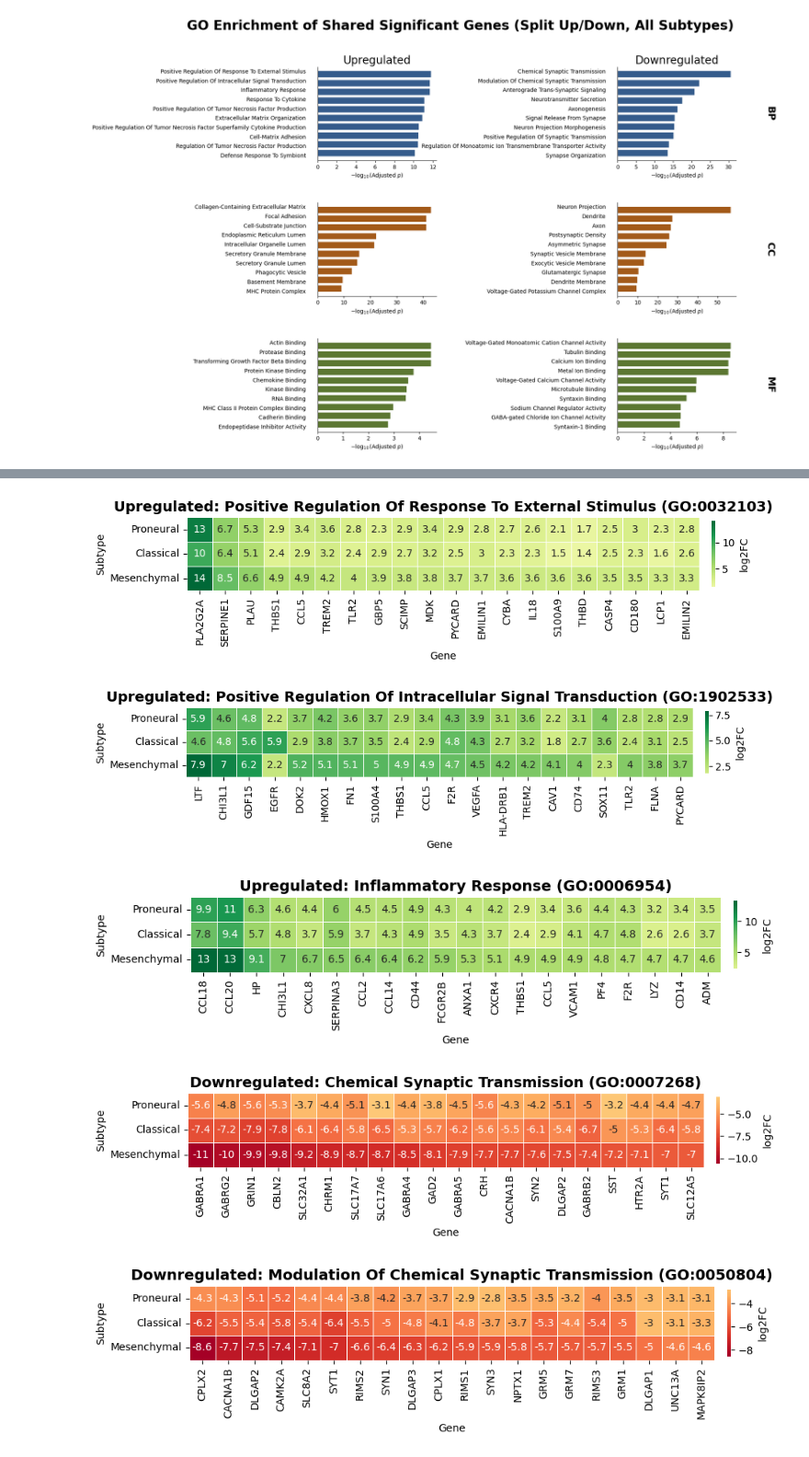
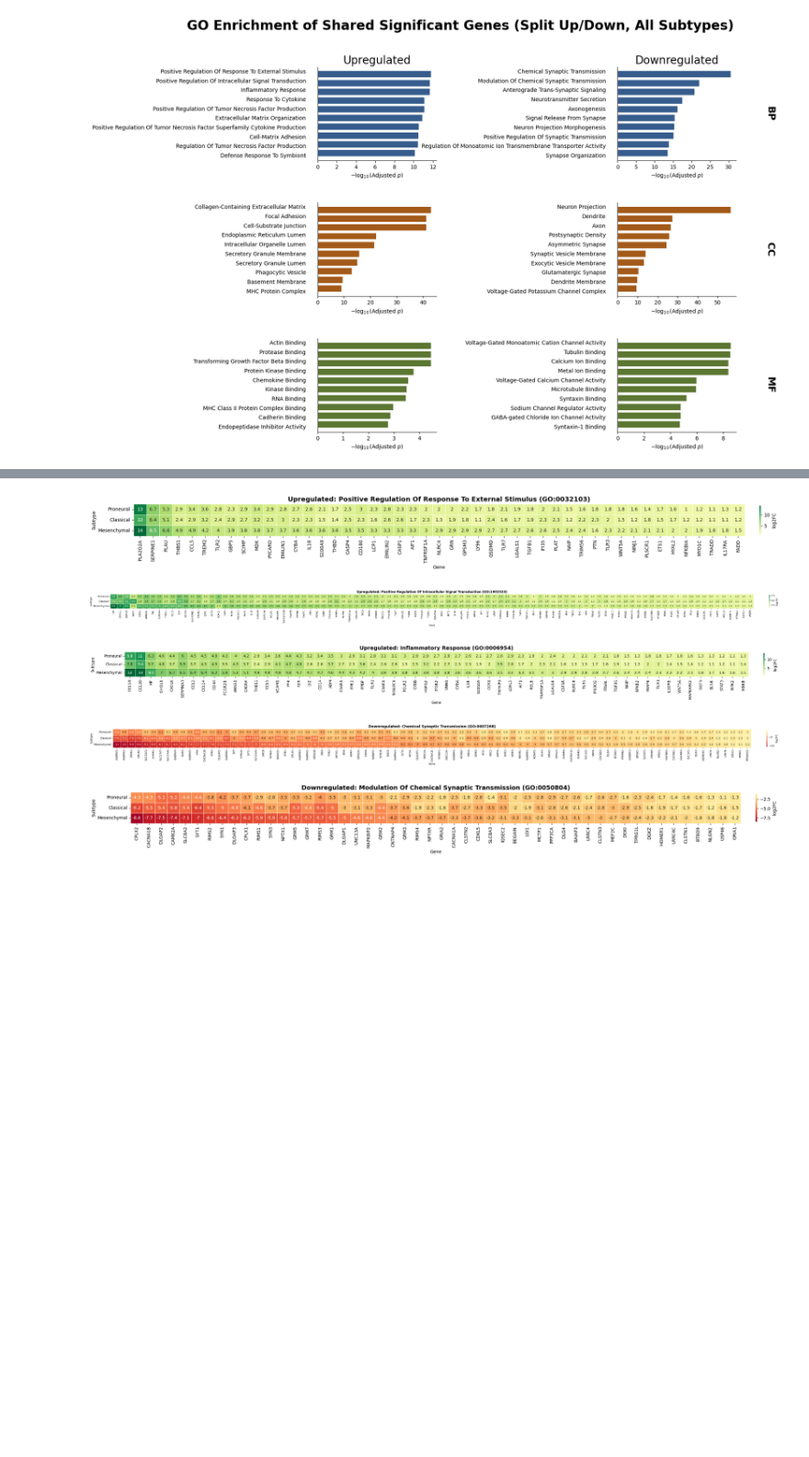
Before and after one commit to namtu06/BIO_RA, a Jupyter notebook: notebooks/07_GO_02_shared_significant_genes_enrichment.ipynb, the cells around one changed output, grey strips where cells are left out. Shown at 92% size. Cells and saved outputs as stored; diff of their text form; code cells hidden in the pictures; blank space fills up the shorter version.

Commit message:
heatmaps of genes in BPs

```diff
--- a/notebooks/07_GO_02_shared_significant_genes_enrichment.ipynb
+++ b/notebooks/07_GO_02_shared_significant_genes_enrichment.ipynb
@@ -124,7 +124,7 @@ for _, row in top3.iterrows():
     # Keep the 10 genes with the largest absolute log2FC
     score = fc.abs().max(axis=0).sort_values(ascending=False)
 
-    fc = fc[score.head(20).index]
+    fc = fc[score.index]
 
     bp_matrices[term] = fc
 # %%
@@ -197,41 +197,41 @@ for direction, bp in bp_sets.items():
 
         # Keep top 10 genes by |log2FC|
         score = fc.abs().max(axis=0).sort_values(ascending=False)
-        fc = fc[score.head(20).index]
+        fc = fc[score.index]
 
         bp_matrices[term] = fc
 
     # Plot
     for term, matrix in bp_matrices.items():
 
         plt.figure(figsize=(max(8, len(matrix.columns) * 0.5), 2.5))
 
         sns.heatmap(
     matrix,
     cmap="RdYlGn",
     center=0,
     linewidths=0.5,
     linecolor="white",
     annot = True,
     cbar_kws={
         "label": "log2FC",
         "pad": 0.02,
         "shrink": 0.9
     }
 )
 
         plt.title(f"{direction}: {term}", fontsize=14, fontweight="bold")
         plt.xlabel("Gene")
         plt.ylabel("Subtype")
 
         plt.xticks(rotation=90)
         plt.yticks(rotation=0)
 
         plt.tight_layout()
         plt.show()
 # %% [output]
-[figure, old version]
+[figure, new version]
-[figure, old version]
+[figure, new version]
-[figure, old version]
+[figure, new version]
-[figure, old version]
+[figure, new version]
-[figure, old version]
+[figure, new version]
```
Also changed, not shown: parts of 2 cells of this notebook, 1 other file.
